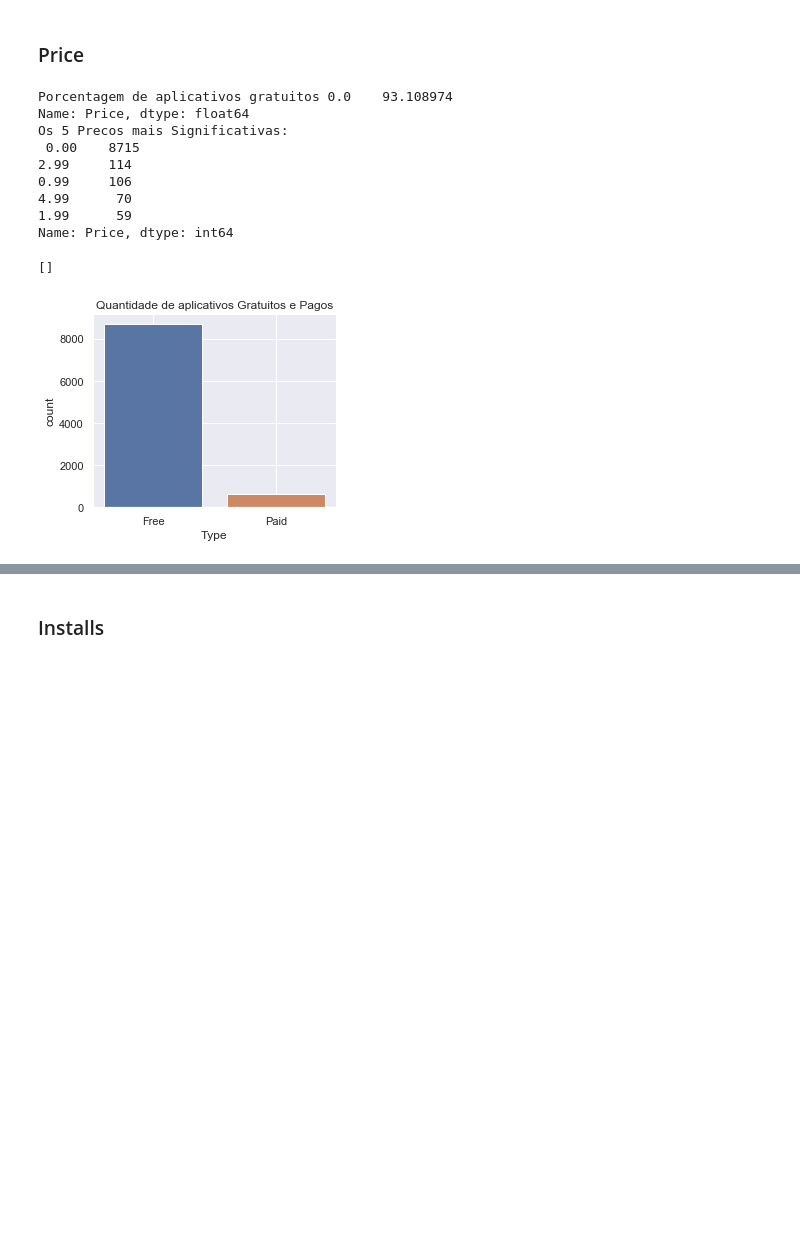
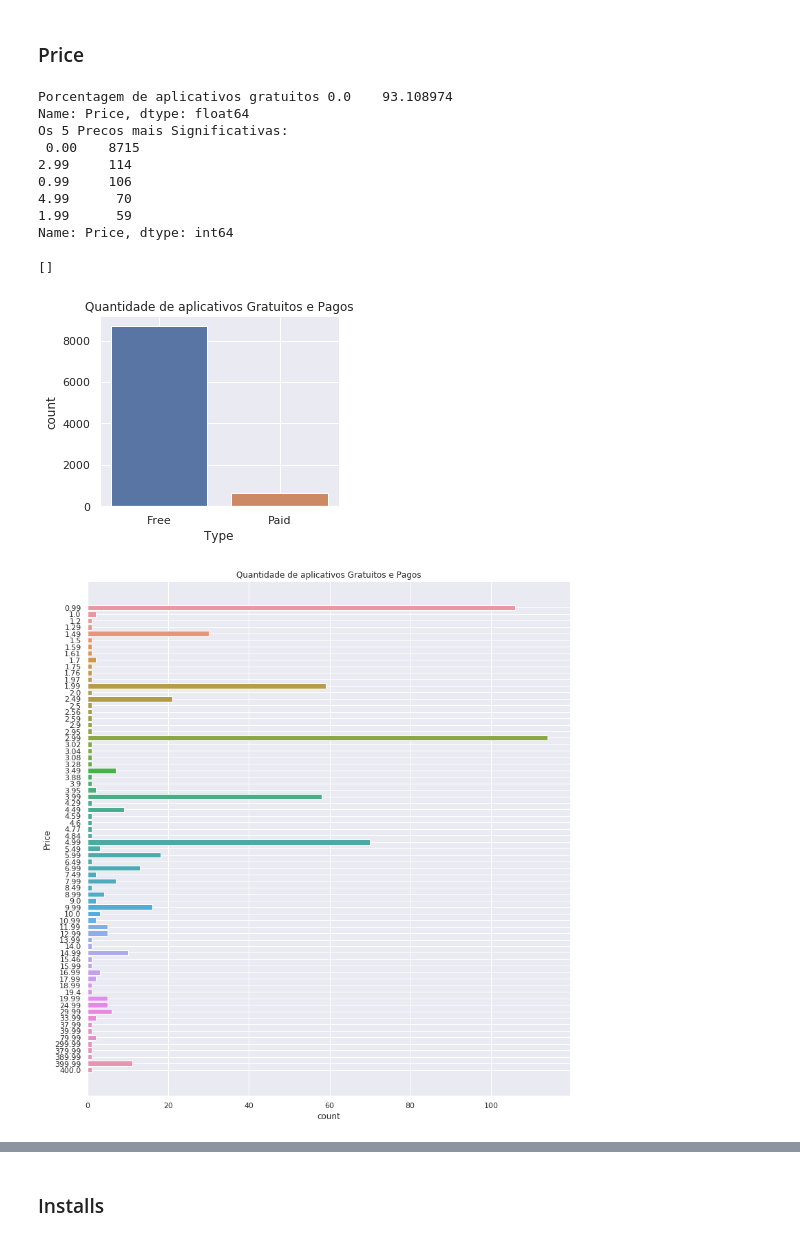
Before and after one commit to ArtFicer/PGCC-MQ, a Jupyter notebook: MQFinal/MQFinal.ipynb, the cells around one changed output, grey strips where cells are left out. Cells and saved outputs as stored; diff of their text form; code cells hidden in the pictures; blank space fills up the shorter version.

```diff
--- a/MQFinal/MQFinal.ipynb
+++ b/MQFinal/MQFinal.ipynb
@@ -258,25 +251,31 @@ ax = sns.boxplot(x=df["Size"])
 # %%
 price_Percent = df.Price.value_counts(normalize=True) * 100
 price = df.Price.value_counts()#.sort_index()
 print("Porcentagem de aplicativos gratuitos",price_Percent.head(1))
 print("Os 5 Precos mais Significativas: \n",price.head())
 sns.set(style="darkgrid")
 sns.catplot(x="Type",data = df,kind="count",height=3.5, aspect=1.2)
 plt.title("Quantidade de aplicativos Gratuitos e Pagos")
 plt.grid(True)
 plt.plot()
+dfPago = df.loc[df['Price'] >0]
+sns.catplot(y="Price",data = dfPago,kind="count",height=11, aspect=1)
+plt.title("Quantidade de aplicativos Gratuitos e Pagos")
+plt.grid(True)
+plt.plot()
 # %% [output]
 Porcentagem de aplicativos gratuitos 0.0    93.108974
 Name: Price, dtype: float64
 Os 5 Precos mais Significativas:
  0.00    8715
 2.99     114
 0.99     106
 4.99      70
 1.99      59
 Name: Price, dtype: int64
 []
-[figure, old version]
+[figure, new version]
+[figure, added]
 # %%
 ax = sns.boxplot(x=df["Price"])
 # %% [output]
```
Also changed, not shown: parts of 21 cells of this notebook, 1 other file.
